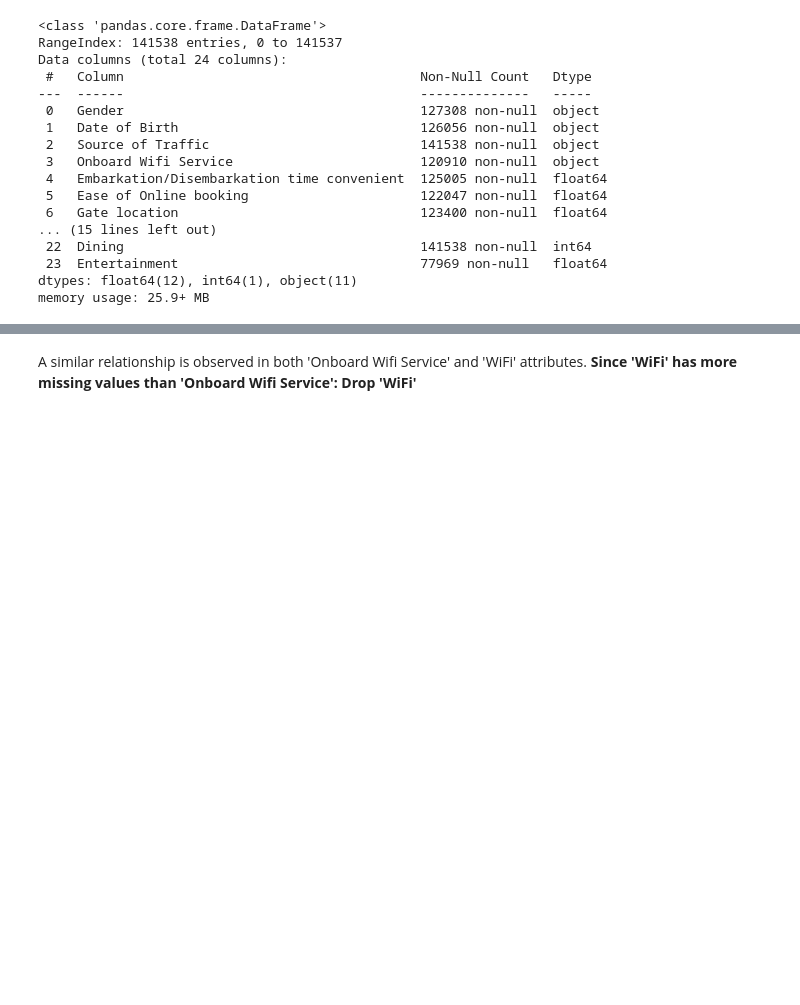
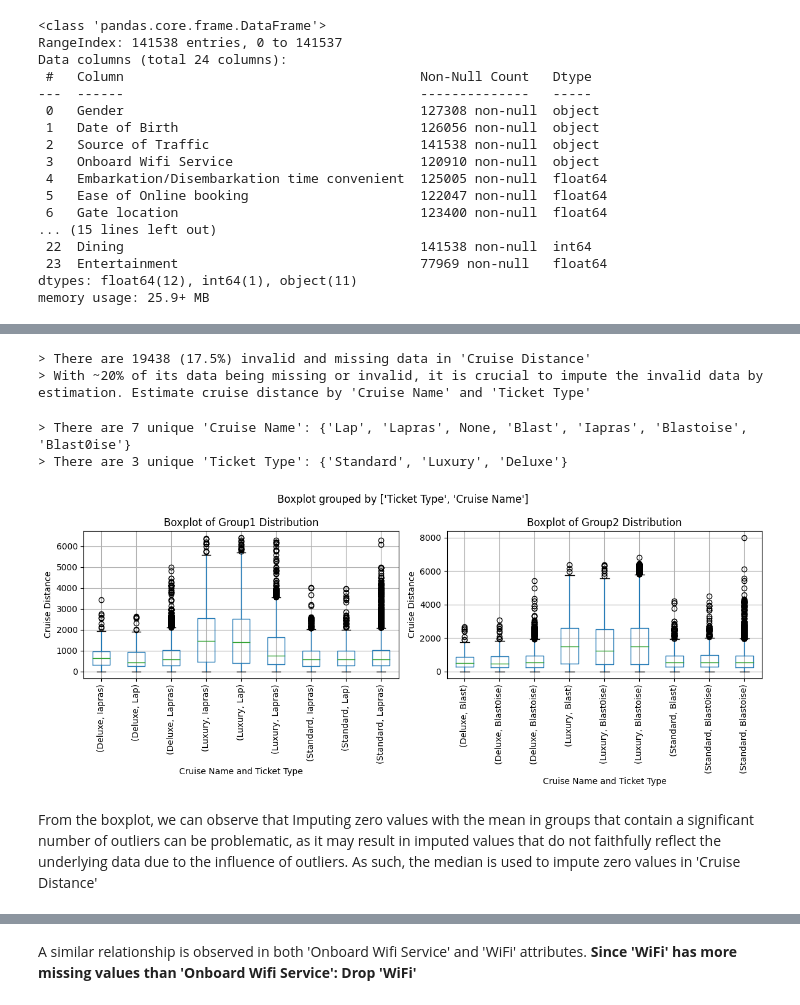
Before and after one commit to crystaltys/aiap15-Crystal-Toh-Yi-Shan-747G, a Jupyter notebook: eda.ipynb, the cells around one changed output, grey strips where cells are left out. Drawn from its saved outputs; the diff is of its cells as text; code cells hidden in the pictures; blank space fills up the shorter version.

```diff
--- a/eda.ipynb
+++ b/eda.ipynb
@@ -121,0 +144,3 @@ From the dataset information, besides 'Source of Traffic', 'Logging', 'Ext_Intco
+# %%
+df = df.replace('', np.nan)
+df = df.fillna(np.nan)
@@ -121,0 +185,10 @@ From the dataset information, besides 'Source of Traffic', 'Logging', 'Ext_Intco
+# %%
+# 2. [Duplicate] Each PK's NaN values are replaced by non nan values from similar rows
+#excludeCols = ('Source of Traffic', 'Logging', 'Dining')
+excludeCols = ()
+selectCols = [col for col in df.columns if col not in excludeCols]
+for _ in selectCols:
+    new_df = df.groupby('Ext_Intcode')[selectCols].first()
+new_df.set_index('Ext_Intcode')
+new_df = new_df.drop(columns=['Ext_Intcode'])
+new_df[new_df.index=='LB218CFLOBS']
@@ -121,0 +199,61 @@ From the dataset information, besides 'Source of Traffic', 'Logging', 'Ext_Intco
+# %%
+# 3. [Invalid] Check negative and zero values for 'Cruise Distance'
+# Check that cruise distance is the same in each duplicated group since zero is a non nan value. And 2. [Duplicated] selects the first non NaN value
+isValidReplacement = all([len(set(group_data['Cruise Distance'])) == 1 for _, group_data in df.groupby('Ext_Intcode')])
+if isValidReplacement:
+    field = 'Cruise Distance'
+    isInvalid= new_df[new_df[field]<=0].shape[0]
+    percInvalid = isInvalid/new_df[[field]].shape[0]*100
+    print("> There are %d (%.1f%%) invalid and missing data in '%s'" % (isInvalid, percInvalid, field))
+    print("> With ~%d%% of its data being missing or invalid, it is crucial to impute the invalid data by estimation. Estimate cruise distance by 'Cruise Name' and 'Ticket Type'" % (round(percInvalid/10)*10))
+# %% [output]
+> There are 19438 (17.5%) invalid and missing data in 'Cruise Distance'
+> With ~20% of its data being missing or invalid, it is crucial to impute the invalid data by estimation. Estimate cruise distance by 'Cruise Name' and 'Ticket Type'
+# %%
+#  3.0 [Invalid] Handle missing invalid data in 'Cruise Distance'
+# >3.1 [Invalid] Apply abs() to negative values 'Cruise Distance'
+#  3.2 [Invalid] Impute 0 values in 'Cruise Distance' by estimating using the mean or meadian of
+#  'Cruise Name' and 'Ticket Type' group
+new_df['Cruise Distance'] = abs(new_df['Cruise Distance'])
+# %%
+#  3.0 [Invalid] Handle missing invalid data in 'Cruise Distance'
+#  3.1 [Invalid] Apply abs() to negative values 'Cruise Distance'
+# >3.2 [Invalid] Impute 0 values in 'Cruise Distance' by estimation using the mean or meadian of
+# 'Cruise Name' and 'Ticket Type' group
+checkCruiseName = "Cruise Name"
+checkTixType = "Ticket Type"
+unqCruiseNames = set(new_df[checkCruiseName])
+unqTixType = set(new_df[checkTixType])
+print("> There are %d unique '%s': %s" % (len(unqCruiseNames), checkCruiseName, unqCruiseNames))
+print("> There are %d unique '%s': %s" % (len(unqTixType), checkTixType, unqTixType))
+# %% [output]
+> There are 7 unique 'Cruise Name': {'Lap', 'Lapras', None, 'Blast', 'Iapras', 'Blastoise', 'Blast0ise'}
+> There are 3 unique 'Ticket Type': {'Standard', 'Luxury', 'Deluxe'}
+# %%
+#  3.0 [Invalid] Handle missing invalid data in 'Cruise Distance'
+#  3.1 [Invalid] Apply abs() to negative values 'Cruise Distance'
+# >3.2 [Invalid] Impute 0 values in 'Cruise Distance' by estimation using the mean or meadian of
+# 'Cruise Name' and 'Ticket Type' group
+isXPras = new_df[(new_df['Cruise Name']=='Lapras') | (new_df['Cruise Name']=='Iapras') | (new_df['Cruise Name']=='Lap')]
+isXBlast = new_df[(new_df['Cruise Name']=='Blast0ise') | (new_df['Cruise Name']=='Blast') | (new_df['Cruise Name']=='Blastoise')]
+
+fig, axes = plt.subplots(nrows=1, ncols=2, figsize=(12, 5))
+isXPras.boxplot(column='Cruise Distance', by=['Ticket Type', 'Cruise Name'], ax=axes[0])
+isXBlast.boxplot(column='Cruise Distance', by=['Ticket Type', 'Cruise Name'], ax=axes[1])
+
+axes[0].set_title("Boxplot of Group1 Distribution")
+axes[1].set_title("Boxplot of Group2 Distribution")
+
+for ax in axes:
+    ax.set_xlabel("Cruise Name and Ticket Type")
+    ax.set_ylabel("Cruise Distance")
+
+for ax in axes:
+    ax.tick_params(axis='x', rotation=90)
+
+plt.tight_layout()
+plt.show()
+# %% [output]
+[figure, added]
+# %% [markdown]
+From the boxplot, we can observe that Imputing zero values with the mean in groups that contain a significant number of outliers can be problematic, as it may result in imputed values that do not faithfully reflect the underlying data due to the influence of outliers. As such, the median is used to impute zero values in 'Cruise Distance'
```
Also changed, not shown: parts of 60 cells of this notebook, 1 other file.
